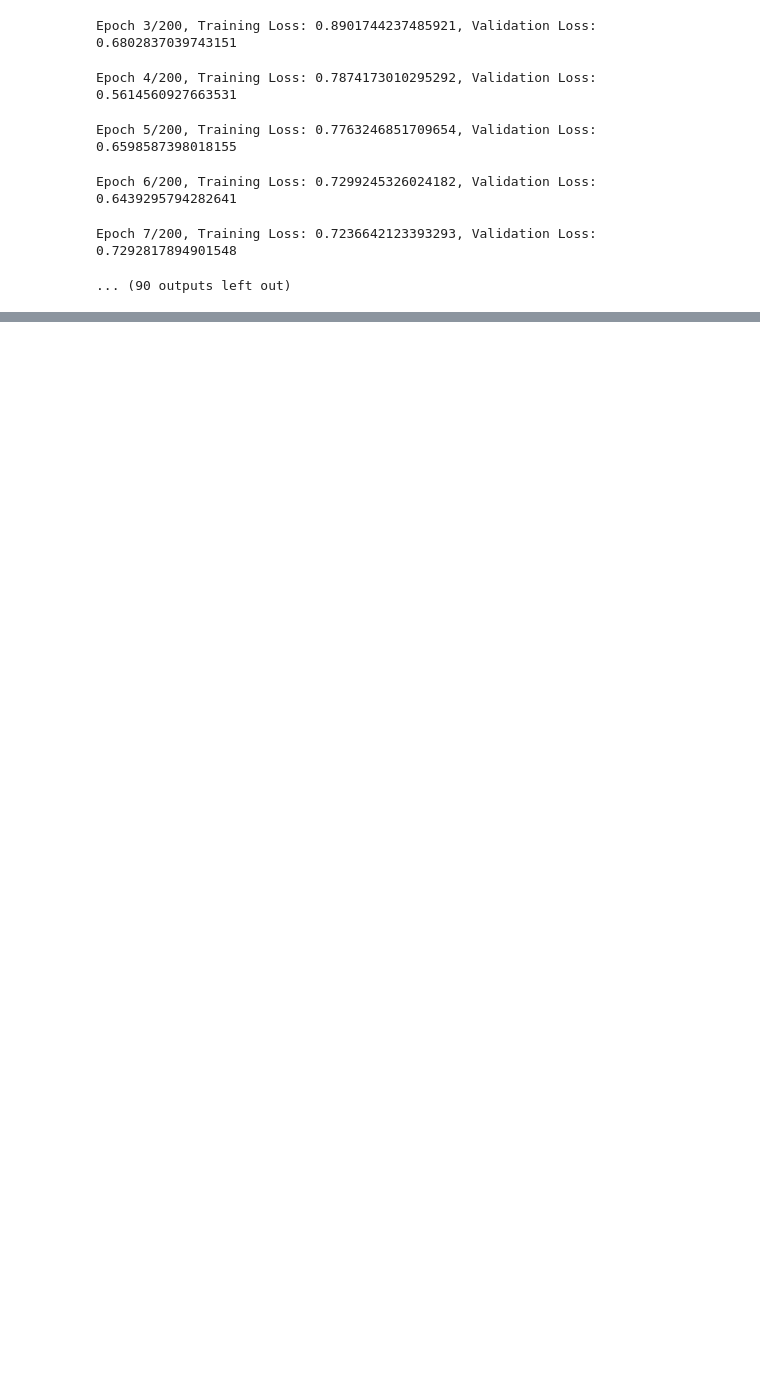
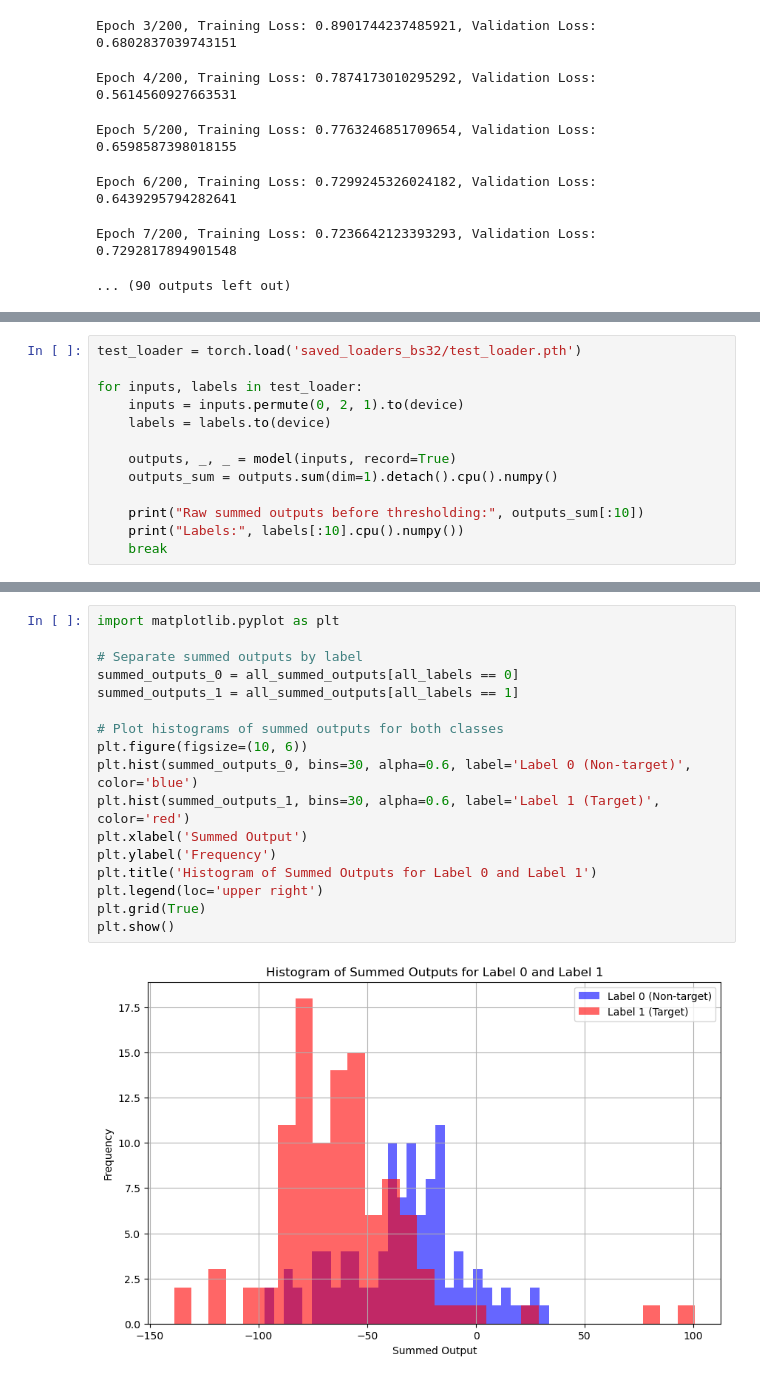
Before and after one commit to uwa-computer-science/project-12-prototype-bio-acoustic-detection-system-soundsentinel, a Jupyter notebook: drawn_wood_training_comparing_potentials.ipynb, the cells around one changed output, grey strips where cells are left out. Drawn from its saved outputs; the diff is of its cells as text; blank space fills up the shorter version.

Commit message:
Debugging and checking model due to unsatisfactory AUC

```diff
--- a/drawn_wood_training_comparing_potentials.ipynb
+++ b/drawn_wood_training_comparing_potentials.ipynb
@@ -346,0 +380,13 @@ Epoch 7/200, Training Loss: 0.7236642123393293, Validation Loss: 0.7292817894901
+# %%
+test_loader = torch.load('saved_loaders_bs32/test_loader.pth')
+
+for inputs, labels in test_loader:
+    inputs = inputs.permute(0, 2, 1).to(device)
+    labels = labels.to(device)
+
+    outputs, _, _ = model(inputs, record=True)
+    outputs_sum = outputs.sum(dim=1).detach().cpu().numpy()
+
+    print("Raw summed outputs before thresholding:", outputs_sum[:10])
+    print("Labels:", labels[:10].cpu().numpy())
+    break
@@ -346,0 +440,19 @@ Epoch 7/200, Training Loss: 0.7236642123393293, Validation Loss: 0.7292817894901
+# %%
+import matplotlib.pyplot as plt
+
+# Separate summed outputs by label
+summed_outputs_0 = all_summed_outputs[all_labels == 0]
+summed_outputs_1 = all_summed_outputs[all_labels == 1]
+
+# Plot histograms of summed outputs for both classes
+plt.figure(figsize=(10, 6))
+plt.hist(summed_outputs_0, bins=30, alpha=0.6, label='Label 0 (Non-target)', color='blue')
+plt.hist(summed_outputs_1, bins=30, alpha=0.6, label='Label 1 (Target)', color='red')
+plt.xlabel('Summed Output')
+plt.ylabel('Frequency')
+plt.title('Histogram of Summed Outputs for Label 0 and Label 1')
+plt.legend(loc='upper right')
+plt.grid(True)
+plt.show()
+# %% [output]
+[figure, added]
```
Also changed, not shown: parts of 6 cells of this notebook.
